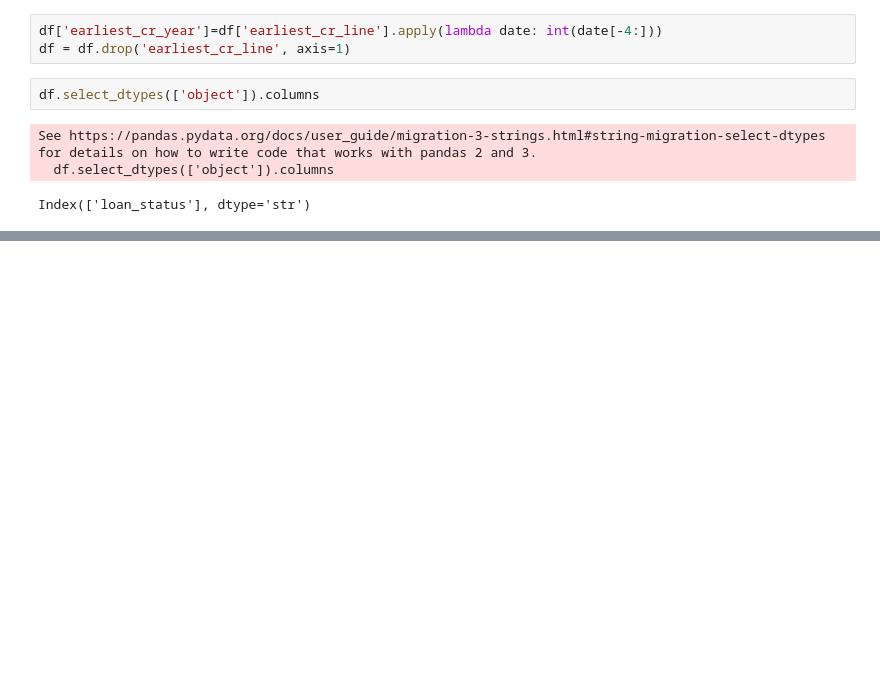
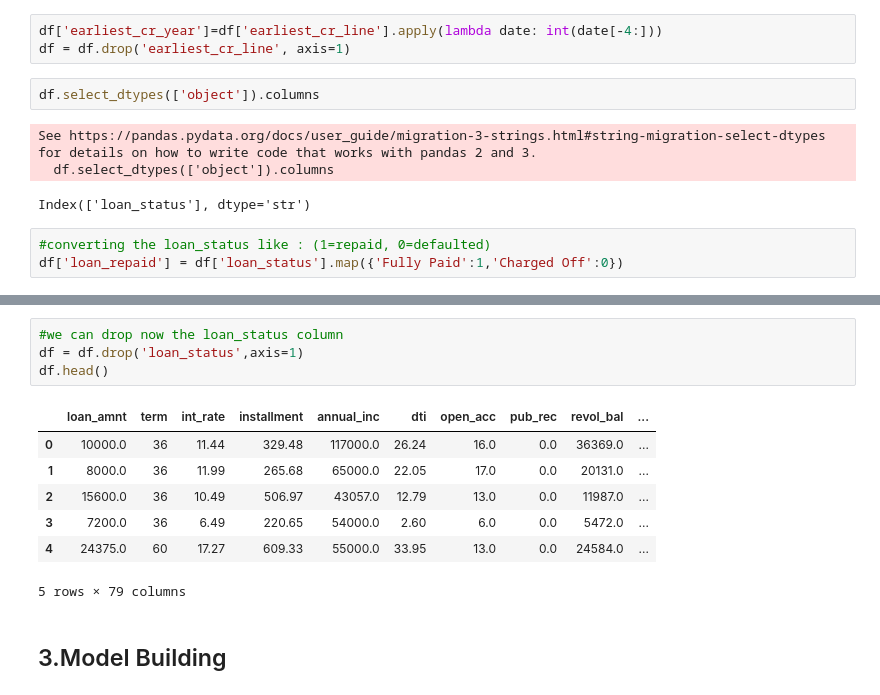
Before and after one commit to yeasiny71/lending-club-loan-prediction, a Jupyter notebook: notebooks/loan_prediction.ipynb, the cells around one changed output, grey strips where cells are left out. Saved outputs shown, nothing was run; the diff lists cells and outputs as text; blank space fills up the shorter version.

```diff
--- a/notebooks/loan_prediction.ipynb
+++ b/notebooks/loan_prediction.ipynb
@@ -735,3 +735,6 @@ df.select_dtypes(['object']).columns
 See https://pandas.pydata.org/docs/user_guide/migration-3-strings.html#string-migration-select-dtypes for details on how to write code that works with pandas 2 and 3.
   df.select_dtypes(['object']).columns
 Index(['loan_status'], dtype='str')
+# %%
+#converting the loan_status like : (1=repaid, 0=defaulted)
+df['loan_repaid'] = df['loan_status'].map({'Fully Paid':1,'Charged Off':0})
@@ -737,0 +757,14 @@ Index(['loan_status'], dtype='str')
+# %%
+#we can drop now the loan_status column
+df = df.drop('loan_status',axis=1)
+df.head()
+# %% [output]
+|  | loan_amnt | term | int_rate | installment | annual_inc | dti | open_acc | pub_rec | revol_bal | ... |
+| 0 | 10000.0 | 36 | 11.44 | 329.48 | 117000.0 | 26.24 | 16.0 | 0.0 | 36369.0 | ... |
+| 1 | 8000.0 | 36 | 11.99 | 265.68 | 65000.0 | 22.05 | 17.0 | 0.0 | 20131.0 | ... |
+| 2 | 15600.0 | 36 | 10.49 | 506.97 | 43057.0 | 12.79 | 13.0 | 0.0 | 11987.0 | ... |
+| 3 | 7200.0 | 36 | 6.49 | 220.65 | 54000.0 | 2.60 | 6.0 | 0.0 | 5472.0 | ... |
+| 4 | 24375.0 | 60 | 17.27 | 609.33 | 55000.0 | 33.95 | 13.0 | 0.0 | 24584.0 | ... |
+5 rows × 79 columns
+# %% [markdown]
+## 3.Model Building
```
Also changed, not shown: parts of 13 cells of this notebook, 2 other files.
